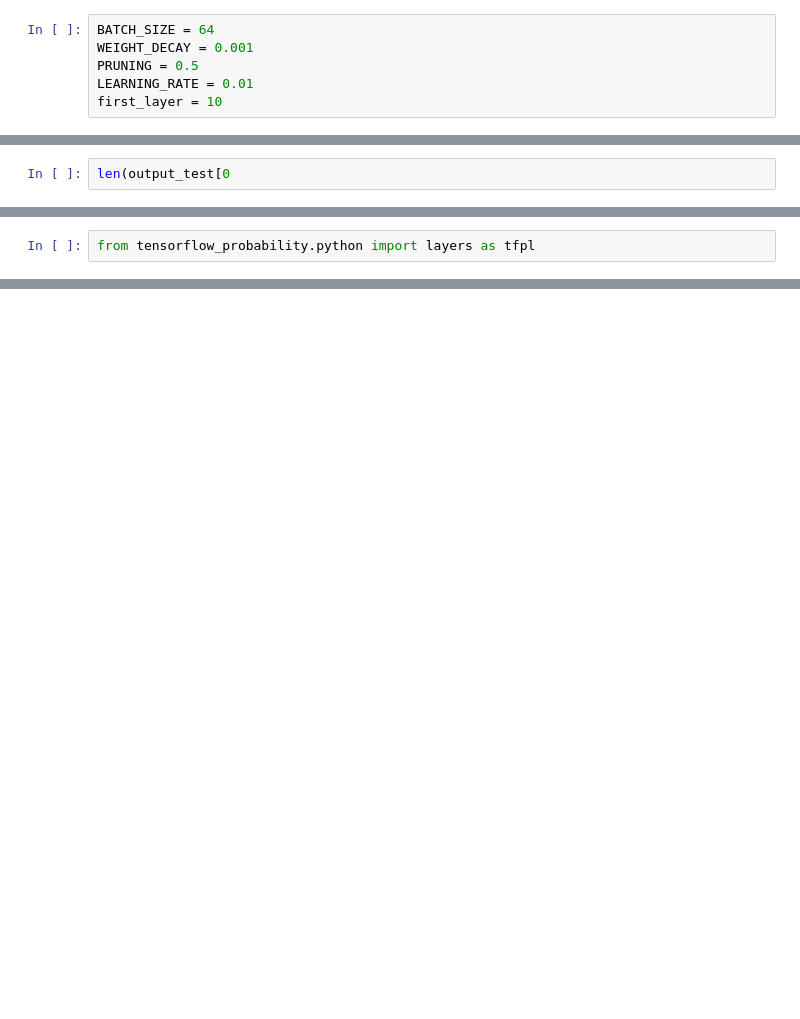
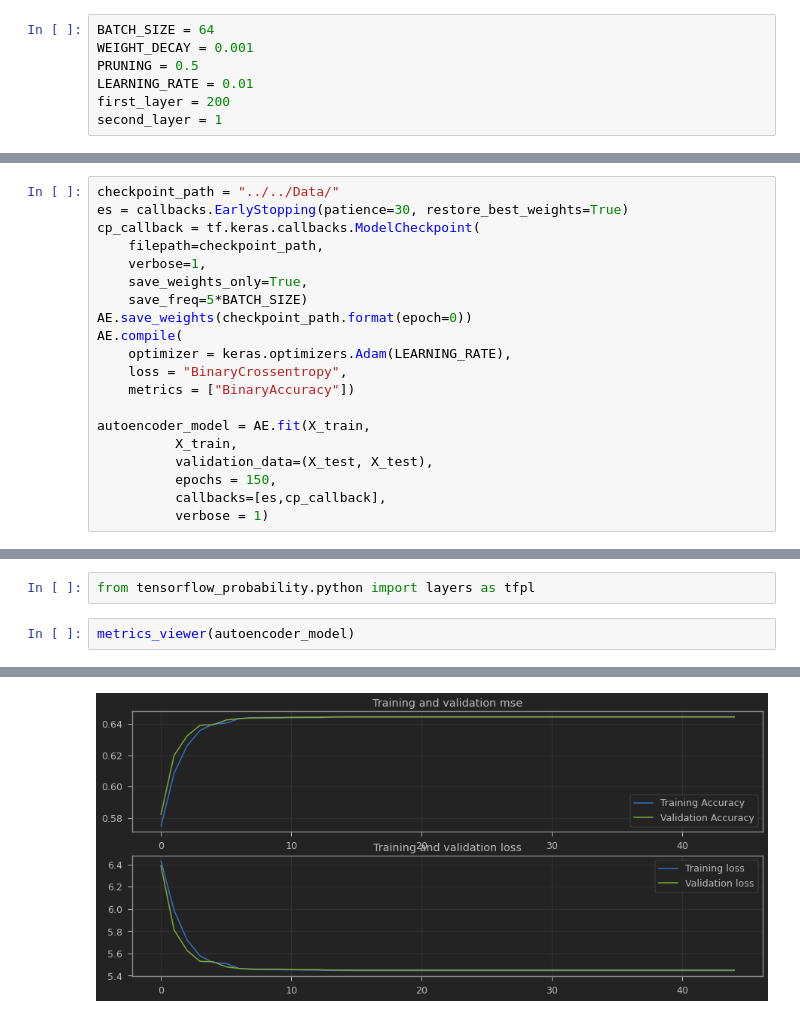
Before and after one commit to mat2m10/FrequencyFinder, a Jupyter notebook: Notebooks/Synthetisch/Frequency_Finder.ipynb, the cells around one changed output, grey strips where cells are left out. Drawn from its saved outputs; the diff is of its cells as text; blank space fills up the shorter version.

```diff
--- a/Notebooks/Synthetisch/Frequency_Finder.ipynb
+++ b/Notebooks/Synthetisch/Frequency_Finder.ipynb
@@ -110,7 +110,8 @@ BATCH_SIZE = 64
 WEIGHT_DECAY = 0.001
 PRUNING = 0.5
 LEARNING_RATE = 0.01
-first_layer = 10
+first_layer = 200
+second_layer = 1
 # %%
 input_len = int(tf.shape(X_train)[1])
 AE = AutoEncoder(input_len, first_layer)
@@ -118,5 +119,23 @@ AE.build((None, input_len))
 # %%
 output_test = AE(X)
 # %%
-len(output_test[0
+checkpoint_path = "../../Data/"
+es = callbacks.EarlyStopping(patience=30, restore_best_weights=True)
+cp_callback = tf.keras.callbacks.ModelCheckpoint(
+    filepath=checkpoint_path,
+    verbose=1,
+    save_weights_only=True,
+    save_freq=5*BATCH_SIZE)
+AE.save_weights(checkpoint_path.format(epoch=0))
+AE.compile(
+    optimizer = keras.optimizers.Adam(LEARNING_RATE),
+    loss = "BinaryCrossentropy",
+    metrics = ["BinaryAccuracy"])
+
+autoencoder_model = AE.fit(X_train,
+          X_train,
+          validation_data=(X_test, X_test),
+          epochs = 150,
+          callbacks=[es,cp_callback],
+          verbose = 1)
 # %% [output]
@@ -126,2 +159,5 @@ array([ 0.00627687,  0.03560499,  0.01201531, ...,  0.03319678,
 # %%
 from tensorflow_probability.python import layers as tfpl
+# %%
+metrics_viewer(autoencoder_model)
+# %% [output]
@@ -127,0 +165 @@ from tensorflow_probability.python import layers as tfpl
+[figure, added]
```
Also changed, not shown: parts of 2 cells of this notebook, 1 other file.
